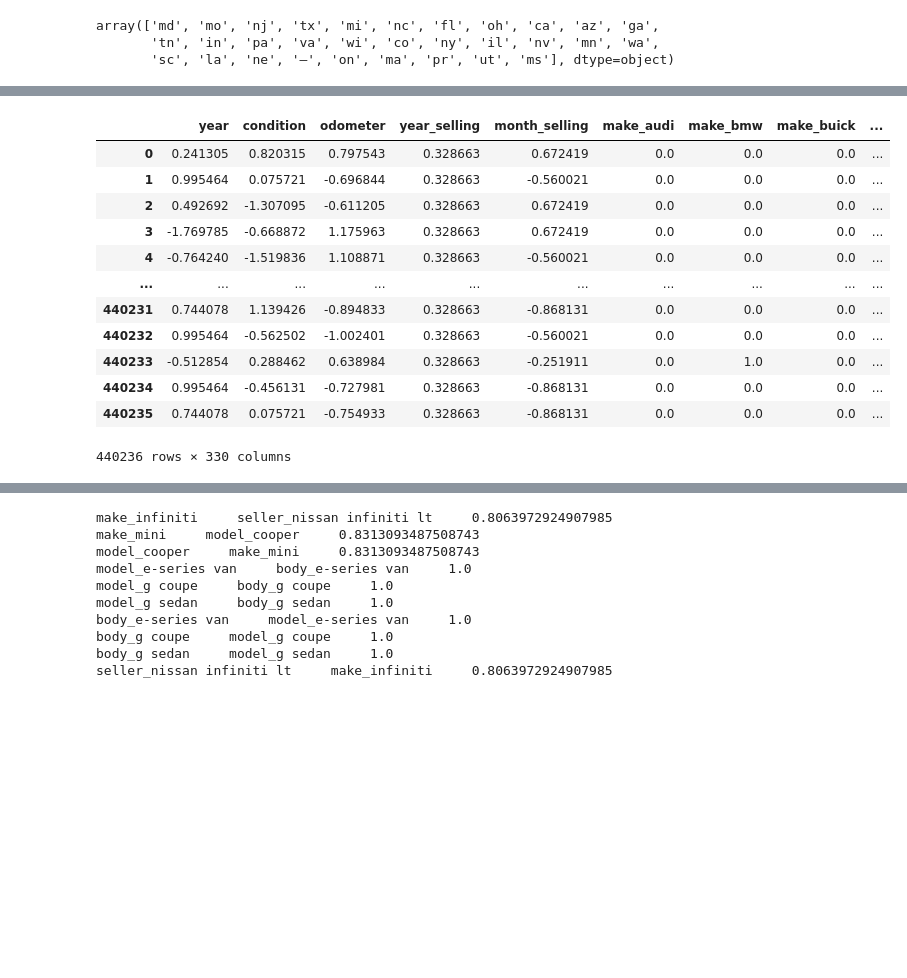
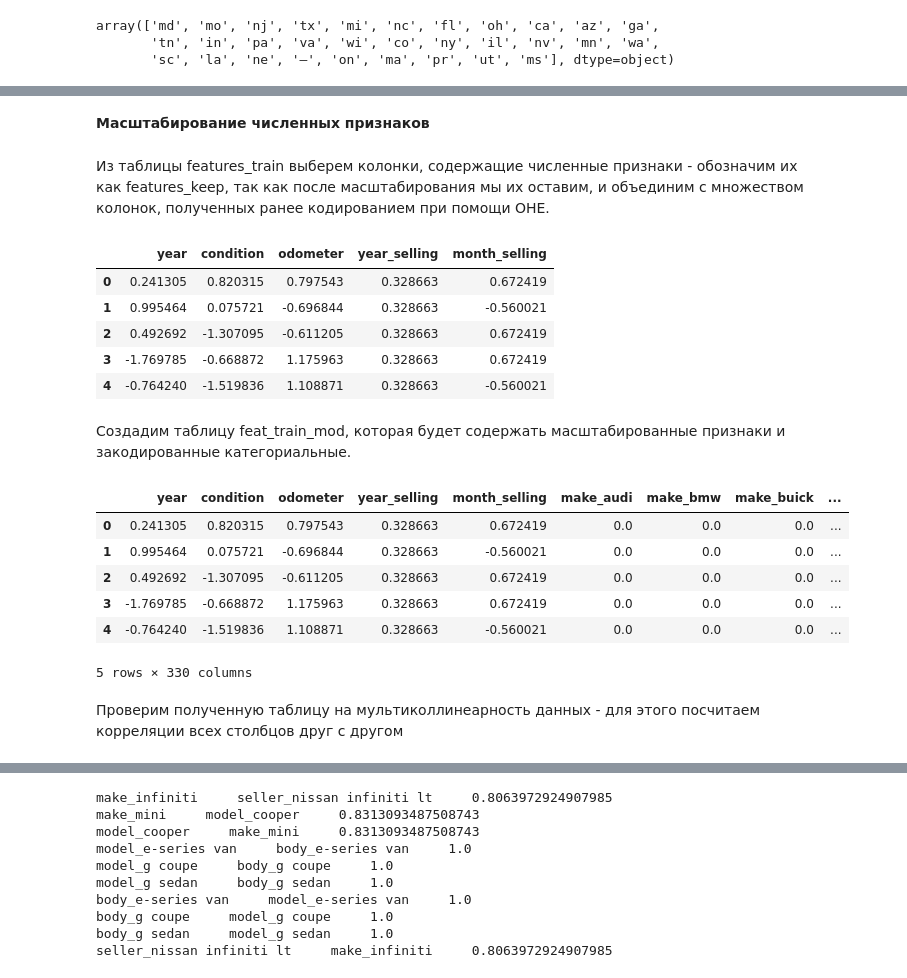
Before and after one commit to Ilona-di/kaggle_competition_vehicle_price, a Jupyter notebook: Vehicle_price_predictions.ipynb, the cells around one changed output, grey strips where cells are left out. Saved outputs shown, nothing was run; the diff lists cells and outputs as text; code cells hidden in the pictures; blank space fills up the shorter version.

```diff
--- a/Vehicle_price_predictions.ipynb
+++ b/Vehicle_price_predictions.ipynb
@@ -744,23 +711,31 @@ train_cod
+# %% [markdown]
+**Масштабирование численных признаков**
+# %% [markdown]
+Из таблицы features_train выберем колонки, содержащие численные признаки - обозначим их как features_keep, так как после масштабирования мы их оставим, и объединим с множеством колонок, полученных ранее кодированием при помощи OHE.
 # %%
 features_keep = ['year', 'condition', 'odometer', 'year_selling', 'month_selling']
 # %%
 scaler=StandardScaler()
 scaler.fit(features_train[features_keep])
 features_scaled =pd.DataFrame(scaler.transform(features_train[features_keep]), columns = features_keep)
+features_scaled.head(5)
+# %% [output]
+|  | year | condition | odometer | year_selling | month_selling |
+| 0 | 0.241305 | 0.820315 | 0.797543 | 0.328663 | 0.672419 |
+| 1 | 0.995464 | 0.075721 | -0.696844 | 0.328663 | -0.560021 |
+| 2 | 0.492692 | -1.307095 | -0.611205 | 0.328663 | 0.672419 |
+| 3 | -1.769785 | -0.668872 | 1.175963 | 0.328663 | 0.672419 |
+| 4 | -0.764240 | -1.519836 | 1.108871 | 0.328663 | -0.560021 |
+# %% [markdown]
+Создадим таблицу feat_train_mod, которая будет содержать масштабированные признаки и закодированные категориальные.
 # %%
 feat_train_mod = pd.concat([features_scaled, train_cod], axis=1)
-feat_train_mod
+feat_train_mod.head(5)
 # %% [output]
 |  | year | condition | odometer | year_selling | month_selling | make_audi | make_bmw | make_buick | ... |
 | 0 | 0.241305 | 0.820315 | 0.797543 | 0.328663 | 0.672419 | 0.0 | 0.0 | 0.0 | ... |
 | 1 | 0.995464 | 0.075721 | -0.696844 | 0.328663 | -0.560021 | 0.0 | 0.0 | 0.0 | ... |
 | 2 | 0.492692 | -1.307095 | -0.611205 | 0.328663 | 0.672419 | 0.0 | 0.0 | 0.0 | ... |
 | 3 | -1.769785 | -0.668872 | 1.175963 | 0.328663 | 0.672419 | 0.0 | 0.0 | 0.0 | ... |
 | 4 | -0.764240 | -1.519836 | 1.108871 | 0.328663 | -0.560021 | 0.0 | 0.0 | 0.0 | ... |
-| ... | ... | ... | ... | ... | ... | ... | ... | ... | ... |
-| 440231 | 0.744078 | 1.139426 | -0.894833 | 0.328663 | -0.868131 | 0.0 | 0.0 | 0.0 | ... |
-| 440232 | 0.995464 | -0.562502 | -1.002401 | 0.328663 | -0.560021 | 0.0 | 0.0 | 0.0 | ... |
-| 440233 | -0.512854 | 0.288462 | 0.638984 | 0.328663 | -0.251911 | 0.0 | 1.0 | 0.0 | ... |
-| 440234 | 0.995464 | -0.456131 | -0.727981 | 0.328663 | -0.868131 | 0.0 | 0.0 | 0.0 | ... |
-| 440235 | 0.744078 | 0.075721 | -0.754933 | 0.328663 | -0.868131 | 0.0 | 0.0 | 0.0 | ... |
-440236 rows × 330 columns
+5 rows × 330 columns
@@ -769,2 +742,4 @@ feat_train_mod
+# %% [markdown]
+Проверим полученную таблицу на мультиколлинеарность данных - для этого посчитаем корреляции всех столбцов друг с другом
 # %%
 correlations = feat_train_mod.corr()
```
Also changed, not shown: parts of 87 cells of this notebook.
